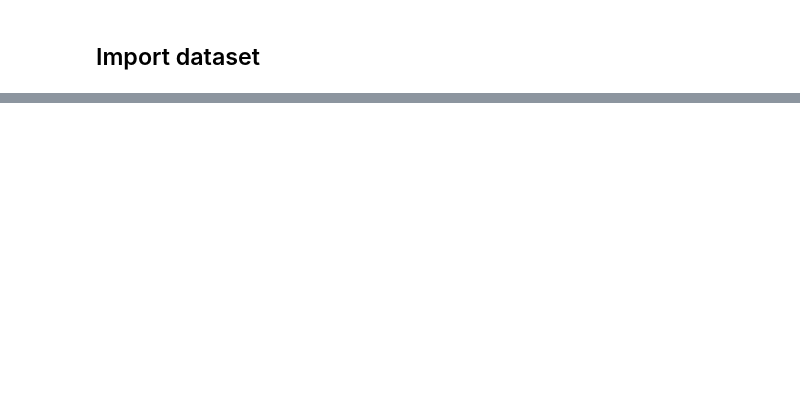
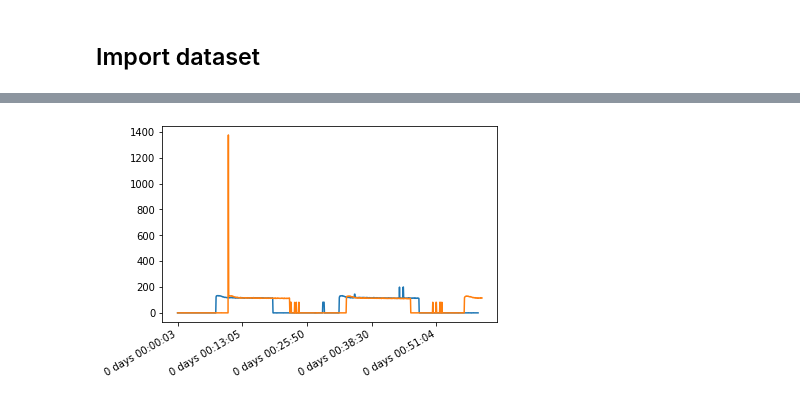
Before and after one commit to andredami/electrical-power-signature-extraction, a Jupyter notebook: REDD-exploration.ipynb, the cells around one changed output, grey strips where cells are left out. Cells and saved outputs as stored; diff of their text form; code cells hidden in the pictures; blank space fills up the shorter version.

```diff
--- a/REDD-exploration.ipynb
+++ b/REDD-exploration.ipynb
@@ -40,10 +50,8 @@ labels
 channels = None
 for channel_file in channel_files:
     channel_n = channel_file.stem.split('_')[1]
-    channel = pd.read_table(channel_file, sep = ' ', names = ['' + labels[1][int(channel_n)] + '@' + channel_n], index_col = 0)
+    channel = pd.read_table(channel_file, sep = ' ', names = ['' + labels[1][int(channel_n)] + '@' + channel_n], index_col = 0, parse_dates=True, date_parser=lambda t: datetime.datetime.fromtimestamp(int(t)))
     if channels is None:
         channels = channel
     else:
-        channels = pd.concat([channels, channel], axis=1)
-
-channels
+        channels = pd.concat([channels, channel], axis=1, join='inner')
@@ -87,0 +90,17 @@ array([<AxesSubplot:>, <AxesSubplot:>, <AxesSubplot:>, <AxesSubplot:>,
+# %%
+TARGET_CHANNEL_NAME = 'refrigerator@7'
+INTERVALS = [
+    ('2011-04-18 01:00:00', '2011-04-18 02:00:00'),
+    ('2011-04-18 02:00:00', '2011-04-18 03:00:00')
+]
+# %%
+timeseries = [(datetime.datetime.strptime(b, '%Y-%m-%d %H:%M:%S'), channels['refrigerator@7'].loc[b:e]) for (b,e) in INTERVALS]
+ax = None
+for (b, ts) in timeseries:
+    ts.index = ts.index - b
+    if ax is None:
+        ax = ts.plot()
+    else:
+        ts.plot(ax=ax)
+# %% [output]
+[figure, added]
```
Also changed, not shown: parts of 13 cells of this notebook.
